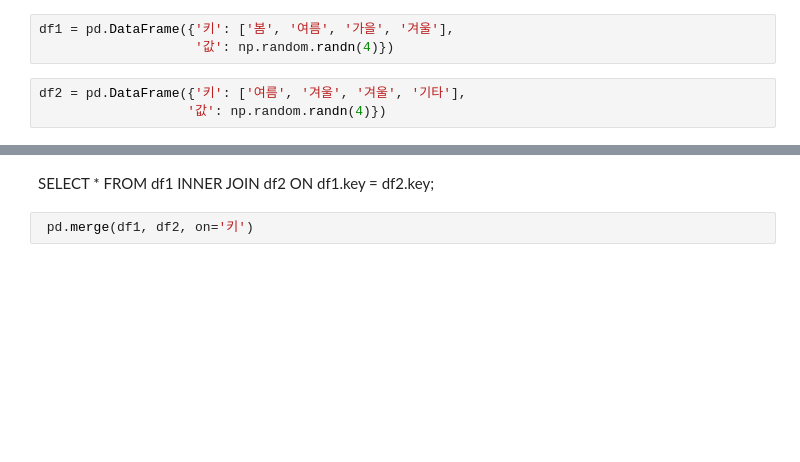
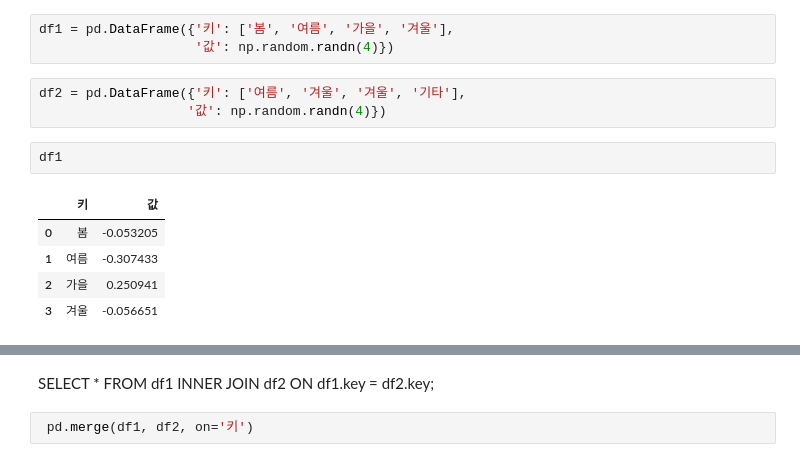
Before and after one commit to epata94/NewDataScience, a Jupyter notebook: 02_ETL/01_Pandas_basic/Step6/6장 2.ipynb, the cells around one changed output, grey strips where cells are left out. Drawn from its saved outputs; the diff is of its cells as text; blank space fills up the shorter version.

```diff
--- a/02_ETL/01_Pandas_basic/Step6/6장 2.ipynb
+++ b/02_ETL/01_Pandas_basic/Step6/6장 2.ipynb
@@ -228,3 +227,11 @@ df1 = pd.DataFrame({'키': ['봄', '여름', '가을', '겨울'],
 # %%
 df2 = pd.DataFrame({'키': ['여름', '겨울', '겨울', '기타'],
                    '값': np.random.randn(4)})
+# %%
+df1
+# %% [output]
+|  | 키 | 값 |
+| 0 | 봄 | -0.053205 |
+| 1 | 여름 | -0.307433 |
+| 2 | 가을 | 0.250941 |
+| 3 | 겨울 | -0.056651 |
```
Also changed, not shown: parts of 8 cells of this notebook, 18 other files.
